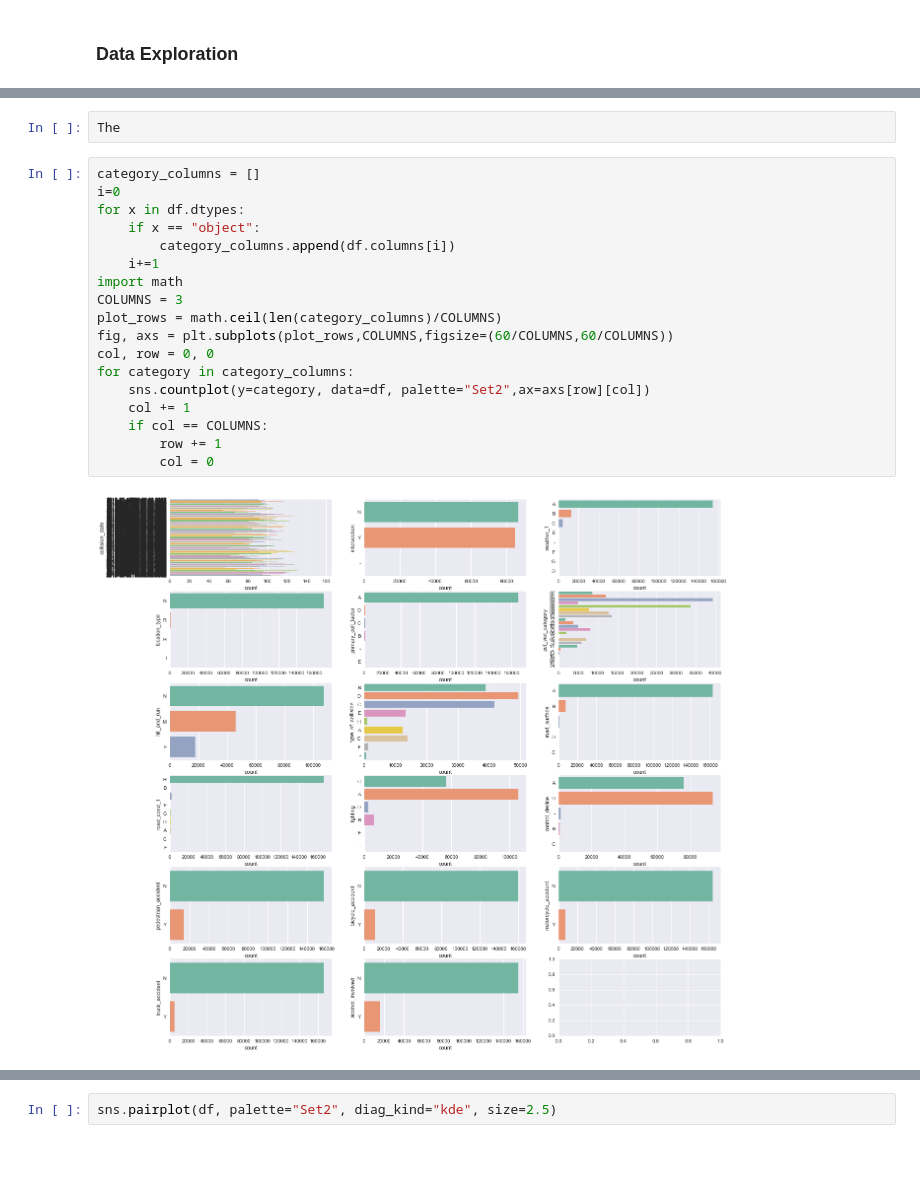
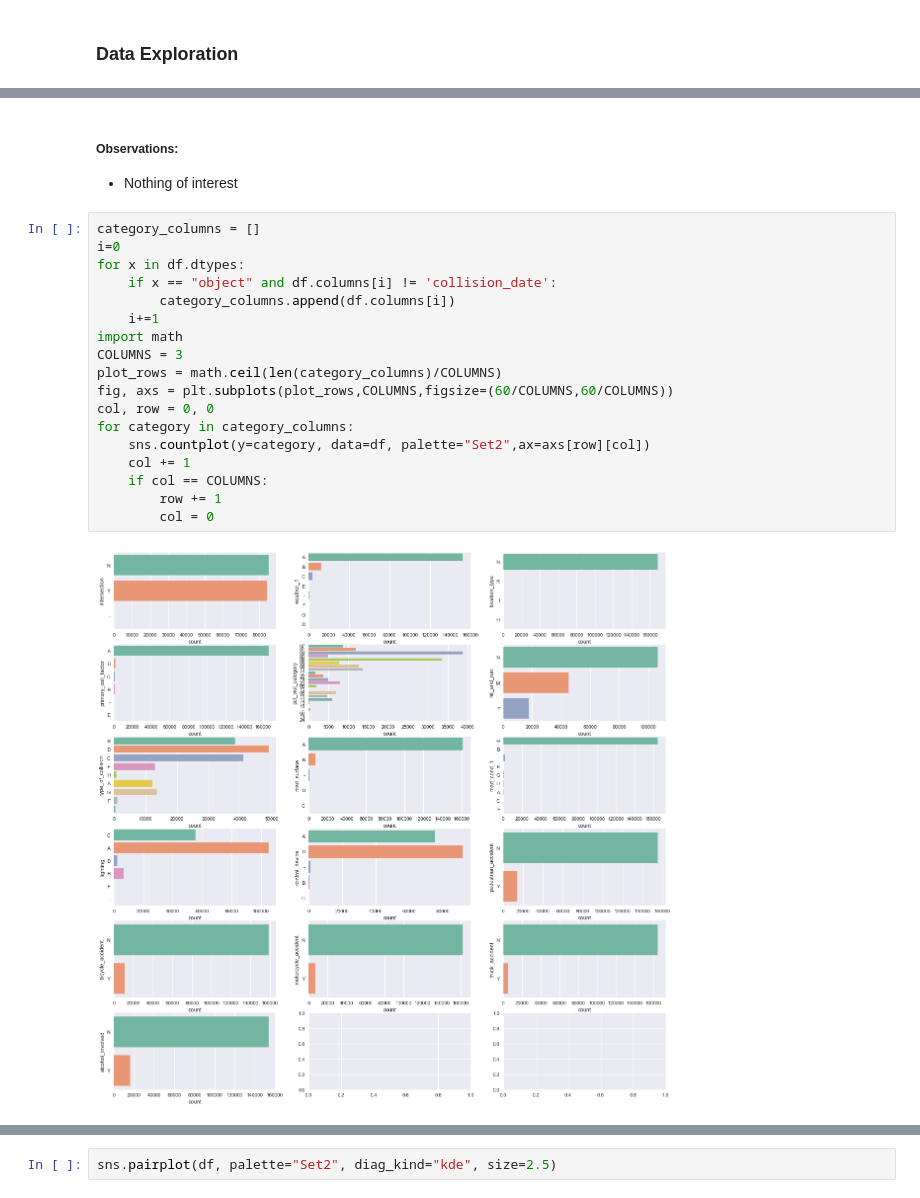
Before and after one commit to Peter-32/LA-Collision-Forecasting, a Jupyter notebook: la_collisions.ipynb, the cells around one changed output, grey strips where cells are left out. Saved outputs shown, nothing was run; the diff lists cells and outputs as text; blank space fills up the shorter version.

```diff
--- a/la_collisions.ipynb
+++ b/la_collisions.ipynb
@@ -144,25 +144,27 @@ count_ped_killed           0.000000     0.000000     0.000000     2.00000
 count_ped_injured          0.000000     0.000000     0.000000    14.00000
 count_bicyclist_killed     0.000000     0.000000     0.000000     1.00000
 count_bicyclist_injured    0.000000     0.000000     0.000000     3.00000  >
-# %%
-The
+# %% [markdown]
+##### Observations:
+
+- Nothing of interest
 # %%
 category_columns = []
 i=0
 for x in df.dtypes:
-    if x == "object":
+    if x == "object" and df.columns[i] != 'collision_date':
         category_columns.append(df.columns[i])
     i+=1
 import math
 COLUMNS = 3
 plot_rows = math.ceil(len(category_columns)/COLUMNS)
 fig, axs = plt.subplots(plot_rows,COLUMNS,figsize=(60/COLUMNS,60/COLUMNS))
 col, row = 0, 0
 for category in category_columns:
     sns.countplot(y=category, data=df, palette="Set2",ax=axs[row][col])
     col += 1
     if col == COLUMNS:
         row += 1
         col = 0
 # %% [output]
-[figure, old version]
+[figure, new version]
```
Also changed, not shown: parts of 10 cells of this notebook.
